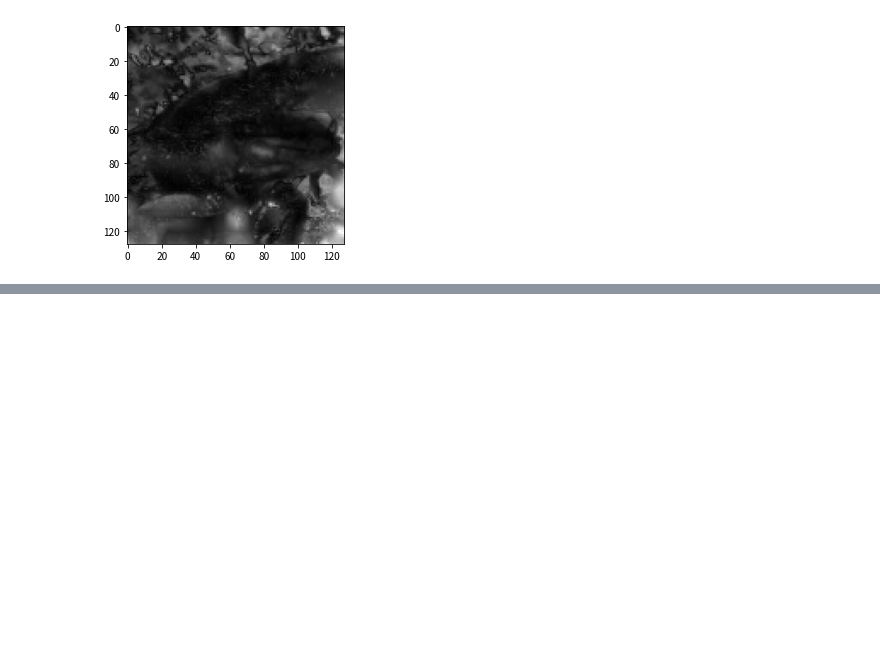
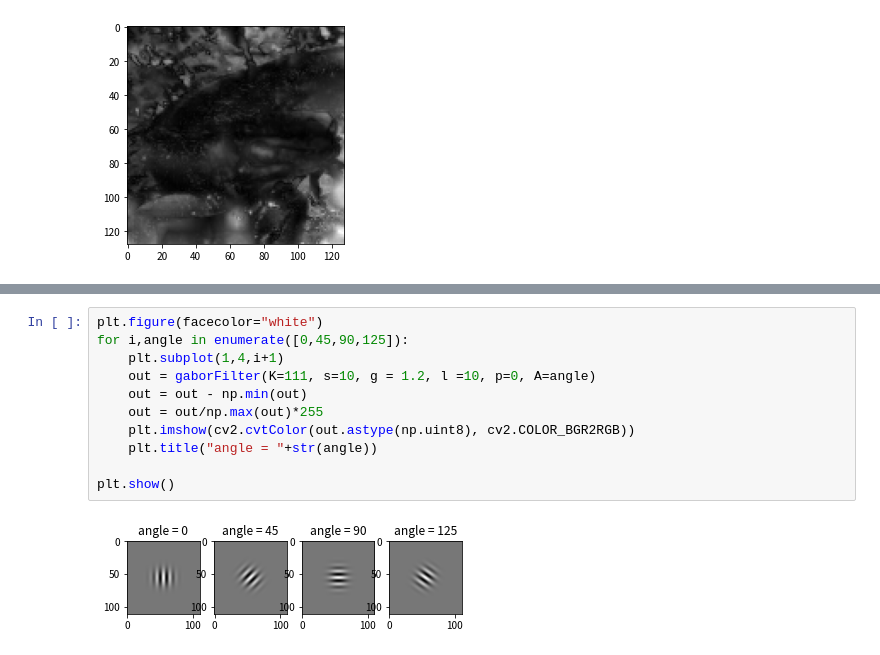
Before and after one commit to yudai0731/Gasyori100knock-1, a Jupyter notebook: Question_71_80/Myanswer.ipynb, the cells around one changed output, grey strips where cells are left out. Drawn from its saved outputs; the diff is of its cells as text; blank space fills up the shorter version.

```diff
--- a/Question_71_80/Myanswer.ipynb
+++ b/Question_71_80/Myanswer.ipynb
@@ -217,0 +258,13 @@ plt.imshow(cv2.cvtColor(out.astype(np.uint8), cv2.COLOR_BGR2RGB))
+# %%
+plt.figure(facecolor="white")
+for i,angle in enumerate([0,45,90,125]):
+    plt.subplot(1,4,i+1)
+    out = gaborFilter(K=111, s=10, g = 1.2, l =10, p=0, A=angle)
+    out = out - np.min(out)
+    out = out/np.max(out)*255
+    plt.imshow(cv2.cvtColor(out.astype(np.uint8), cv2.COLOR_BGR2RGB))
+    plt.title("angle = "+str(angle))
+
+plt.show()
+# %% [output]
+[figure, added]
```
Also changed, not shown: parts of 8 cells of this notebook, 3 other files.
